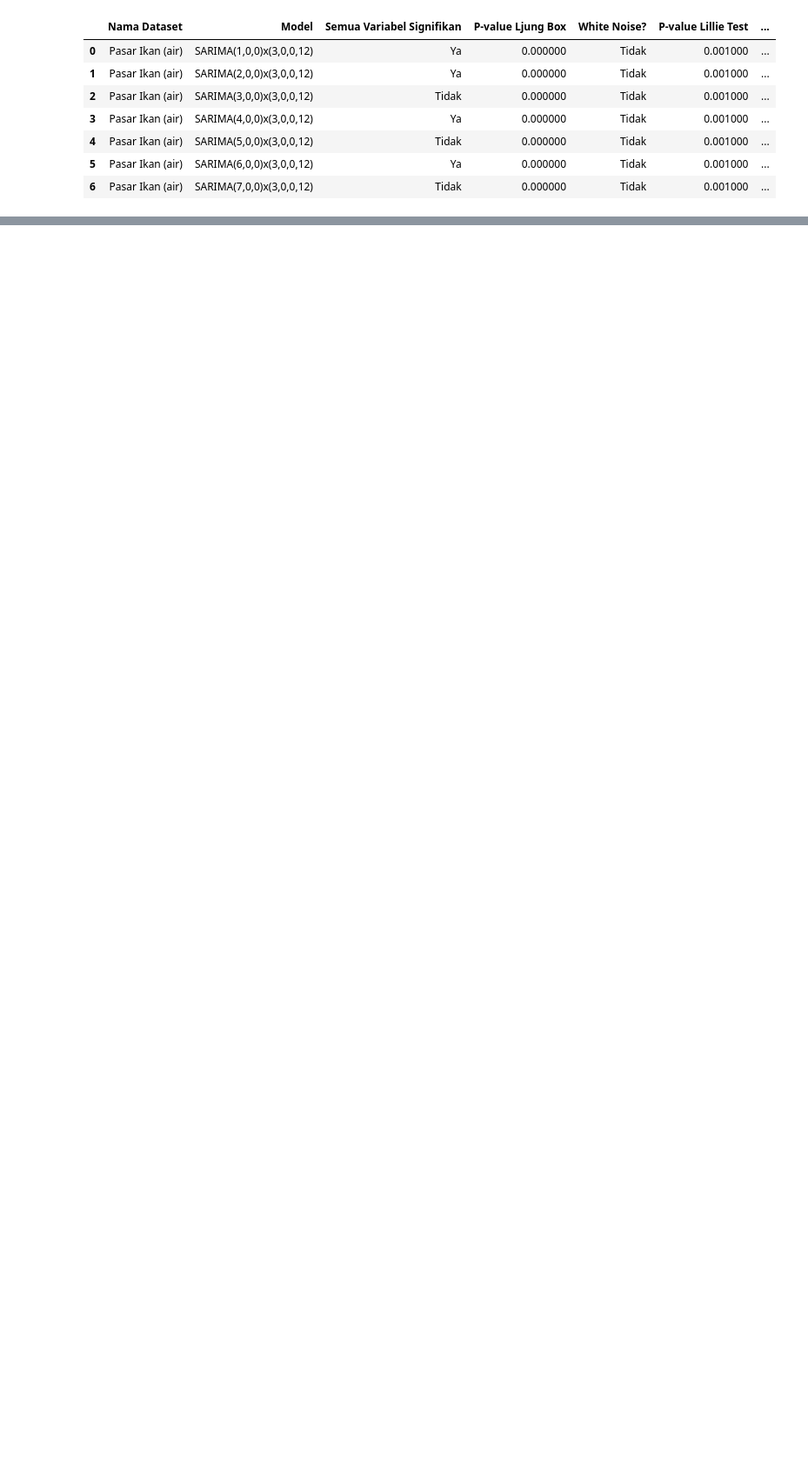
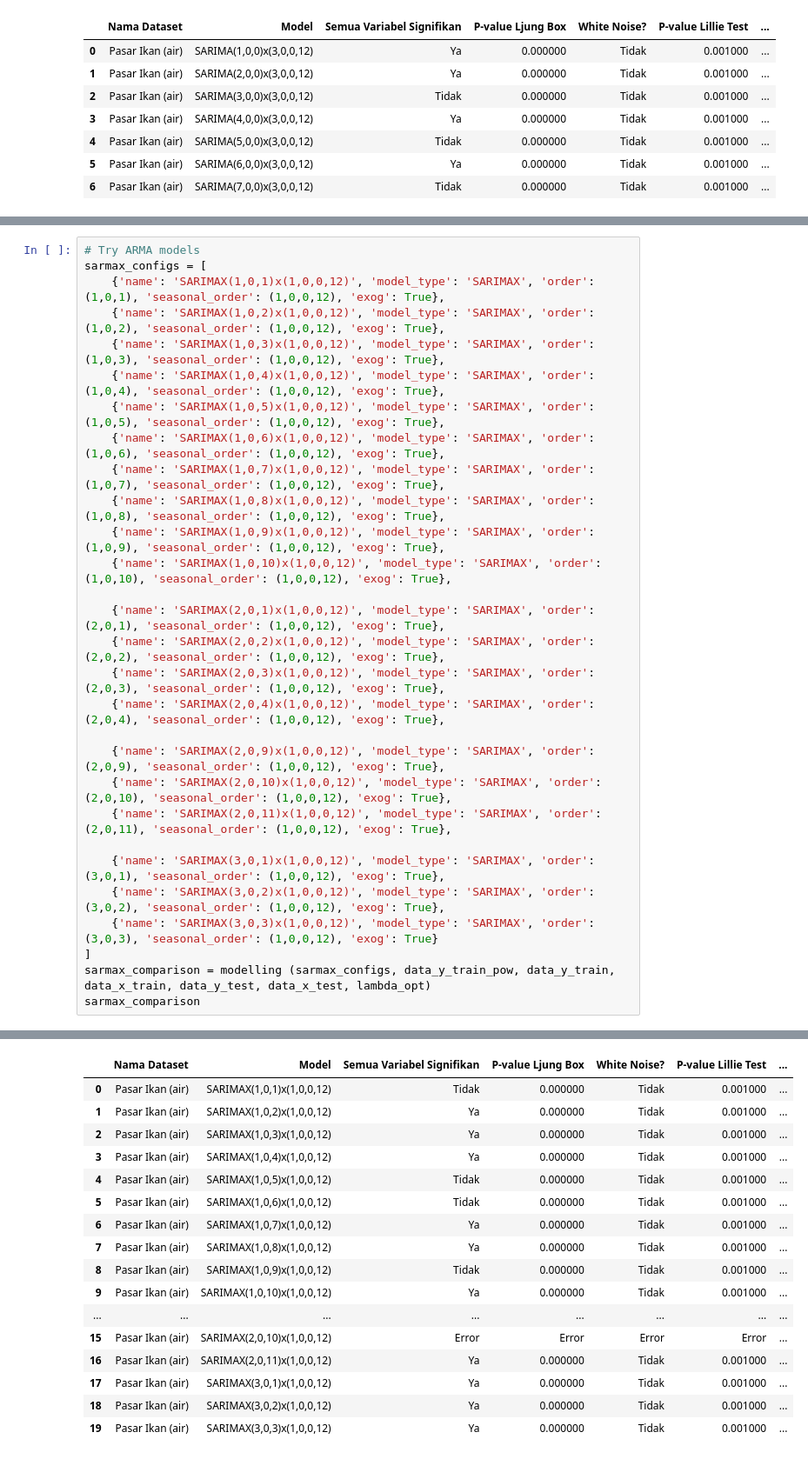
Before and after one commit to elvano22/Pintu-Air, a Jupyter notebook: 04e_ARIMA_Pasar_Ikan.ipynb, the cells around one changed output, grey strips where cells are left out. Shown at 87% size. Cells and saved outputs as stored; diff of their text form; blank space fills up the shorter version.

```diff
--- a/04e_ARIMA_Pasar_Ikan.ipynb
+++ b/04e_ARIMA_Pasar_Ikan.ipynb
@@ -1171,0 +1381,30 @@ NameError: name 'modelling' is not defined
+# %%
+# Try ARMA models
+sarmax_configs = [
+    {'name': 'SARIMAX(1,0,1)x(1,0,0,12)', 'model_type': 'SARIMAX', 'order': (1,0,1), 'seasonal_order': (1,0,0,12), 'exog': True},
+    {'name': 'SARIMAX(1,0,2)x(1,0,0,12)', 'model_type': 'SARIMAX', 'order': (1,0,2), 'seasonal_order': (1,0,0,12), 'exog': True},
+    {'name': 'SARIMAX(1,0,3)x(1,0,0,12)', 'model_type': 'SARIMAX', 'order': (1,0,3), 'seasonal_order': (1,0,0,12), 'exog': True},
+    {'name': 'SARIMAX(1,0,4)x(1,0,0,12)', 'model_type': 'SARIMAX', 'order': (1,0,4), 'seasonal_order': (1,0,0,12), 'exog': True},
+    {'name': 'SARIMAX(1,0,5)x(1,0,0,12)', 'model_type': 'SARIMAX', 'order': (1,0,5), 'seasonal_order': (1,0,0,12), 'exog': True},
+    {'name': 'SARIMAX(1,0,6)x(1,0,0,12)', 'model_type': 'SARIMAX', 'order': (1,0,6), 'seasonal_order': (1,0,0,12), 'exog': True},
+    {'name': 'SARIMAX(1,0,7)x(1,0,0,12)', 'model_type': 'SARIMAX', 'order': (1,0,7), 'seasonal_order': (1,0,0,12), 'exog': True},
+    {'name': 'SARIMAX(1,0,8)x(1,0,0,12)', 'model_type': 'SARIMAX', 'order': (1,0,8), 'seasonal_order': (1,0,0,12), 'exog': True},
+    {'name': 'SARIMAX(1,0,9)x(1,0,0,12)', 'model_type': 'SARIMAX', 'order': (1,0,9), 'seasonal_order': (1,0,0,12), 'exog': True},
+    {'name': 'SARIMAX(1,0,10)x(1,0,0,12)', 'model_type': 'SARIMAX', 'order': (1,0,10), 'seasonal_order': (1,0,0,12), 'exog': True},
+
+    {'name': 'SARIMAX(2,0,1)x(1,0,0,12)', 'model_type': 'SARIMAX', 'order': (2,0,1), 'seasonal_order': (1,0,0,12), 'exog': True},
+    {'name': 'SARIMAX(2,0,2)x(1,0,0,12)', 'model_type': 'SARIMAX', 'order': (2,0,2), 'seasonal_order': (1,0,0,12), 'exog': True},
+    {'name': 'SARIMAX(2,0,3)x(1,0,0,12)', 'model_type': 'SARIMAX', 'order': (2,0,3), 'seasonal_order': (1,0,0,12), 'exog': True},
+    {'name': 'SARIMAX(2,0,4)x(1,0,0,12)', 'model_type': 'SARIMAX', 'order': (2,0,4), 'seasonal_order': (1,0,0,12), 'exog': True},
+
+    {'name': 'SARIMAX(2,0,9)x(1,0,0,12)', 'model_type': 'SARIMAX', 'order': (2,0,9), 'seasonal_order': (1,0,0,12), 'exog': True},
+    {'name': 'SARIMAX(2,0,10)x(1,0,0,12)', 'model_type': 'SARIMAX', 'order': (2,0,10), 'seasonal_order': (1,0,0,12), 'exog': True},
+    {'name': 'SARIMAX(2,0,11)x(1,0,0,12)', 'model_type': 'SARIMAX', 'order': (2,0,11), 'seasonal_order': (1,0,0,12), 'exog': True},
+
+    {'name': 'SARIMAX(3,0,1)x(1,0,0,12)', 'model_type': 'SARIMAX', 'order': (3,0,1), 'seasonal_order': (1,0,0,12), 'exog': True},
+    {'name': 'SARIMAX(3,0,2)x(1,0,0,12)', 'model_type': 'SARIMAX', 'order': (3,0,2), 'seasonal_order': (1,0,0,12), 'exog': True},
+    {'name': 'SARIMAX(3,0,3)x(1,0,0,12)', 'model_type': 'SARIMAX', 'order': (3,0,3), 'seasonal_order': (1,0,0,12), 'exog': True}
+]
+sarmax_comparison = modelling (sarmax_configs, data_y_train_pow, data_y_train, data_x_train, data_y_test, data_x_test, lambda_opt)
+sarmax_comparison
+# %% [output]
@@ -1171,0 +1428,17 @@ NameError: name 'modelling' is not defined
+|  | Nama Dataset | Model | Semua Variabel Signifikan | P-value Ljung Box | White Noise? | P-value Lillie Test | ... |
+| 0 | Pasar Ikan (air) | SARIMAX(1,0,1)x(1,0,0,12) | Tidak | 0.000000 | Tidak | 0.001000 | ... |
+| 1 | Pasar Ikan (air) | SARIMAX(1,0,2)x(1,0,0,12) | Ya | 0.000000 | Tidak | 0.001000 | ... |
+| 2 | Pasar Ikan (air) | SARIMAX(1,0,3)x(1,0,0,12) | Ya | 0.000000 | Tidak | 0.001000 | ... |
+| 3 | Pasar Ikan (air) | SARIMAX(1,0,4)x(1,0,0,12) | Ya | 0.000000 | Tidak | 0.001000 | ... |
+| 4 | Pasar Ikan (air) | SARIMAX(1,0,5)x(1,0,0,12) | Tidak | 0.000000 | Tidak | 0.001000 | ... |
+| 5 | Pasar Ikan (air) | SARIMAX(1,0,6)x(1,0,0,12) | Tidak | 0.000000 | Tidak | 0.001000 | ... |
+| 6 | Pasar Ikan (air) | SARIMAX(1,0,7)x(1,0,0,12) | Ya | 0.000000 | Tidak | 0.001000 | ... |
+| 7 | Pasar Ikan (air) | SARIMAX(1,0,8)x(1,0,0,12) | Ya | 0.000000 | Tidak | 0.001000 | ... |
+| 8 | Pasar Ikan (air) | SARIMAX(1,0,9)x(1,0,0,12) | Tidak | 0.000000 | Tidak | 0.001000 | ... |
+| 9 | Pasar Ikan (air) | SARIMAX(1,0,10)x(1,0,0,12) | Ya | 0.000000 | Tidak | 0.001000 | ... |
+| ... | ... | ... | ... | ... | ... | ... | ... |
+| 15 | Pasar Ikan (air) | SARIMAX(2,0,10)x(1,0,0,12) | Error | Error | Error | Error | ... |
+| 16 | Pasar Ikan (air) | SARIMAX(2,0,11)x(1,0,0,12) | Ya | 0.000000 | Tidak | 0.001000 | ... |
+| 17 | Pasar Ikan (air) | SARIMAX(3,0,1)x(1,0,0,12) | Ya | 0.000000 | Tidak | 0.001000 | ... |
+| 18 | Pasar Ikan (air) | SARIMAX(3,0,2)x(1,0,0,12) | Ya | 0.000000 | Tidak | 0.001000 | ... |
+| 19 | Pasar Ikan (air) | SARIMAX(3,0,3)x(1,0,0,12) | Ya | 0.000000 | Tidak | 0.001000 | ... |
```
Also changed, not shown: parts of 13 cells of this notebook.
